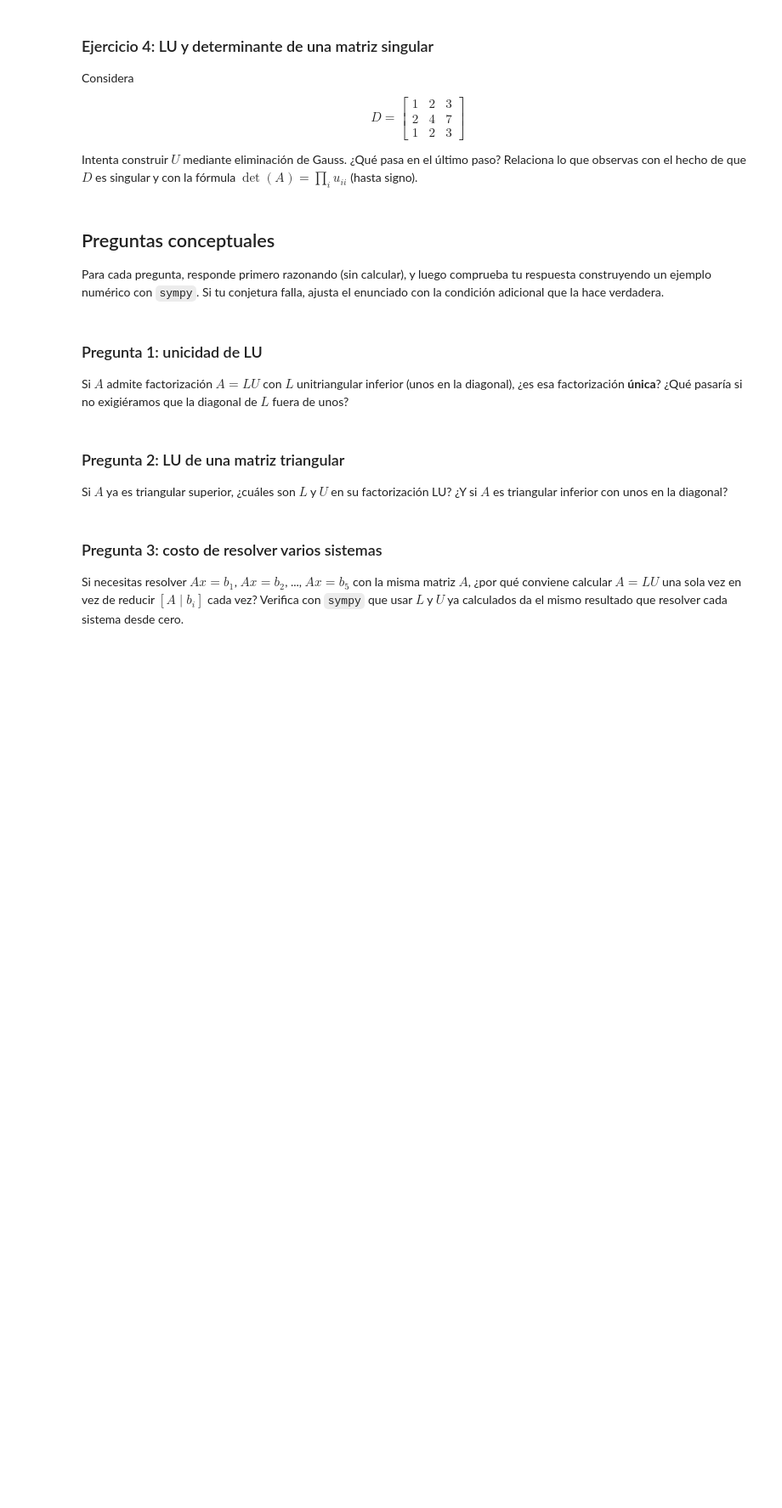
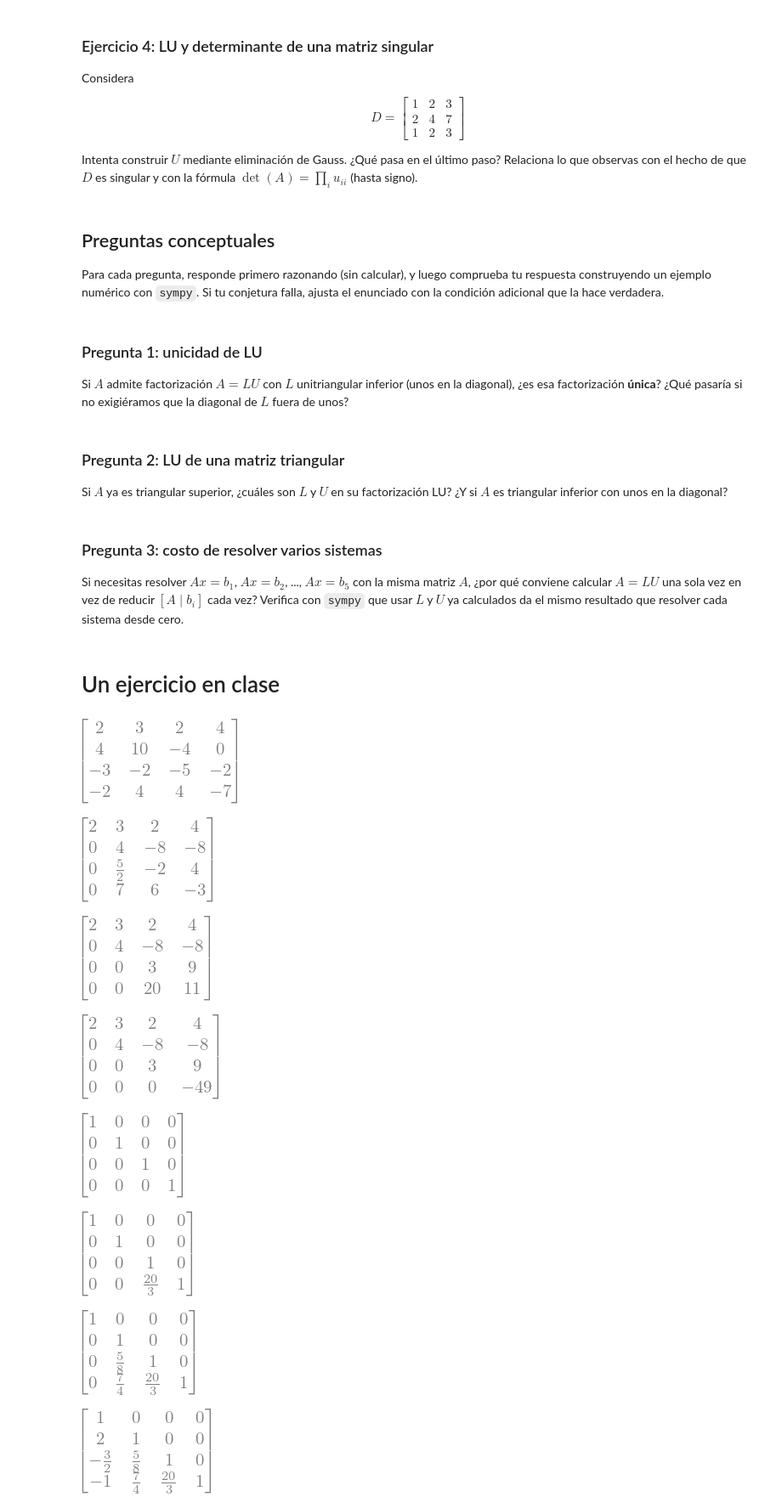
Before and after one commit to arleyfernandotorresgalindo/AL_2026_02, a Jupyter notebook: Cuadernos_clase/Cuaderno3.ipynb, the cells around one changed output. Shown at 85% size. Drawn from its saved outputs; the diff is of its cells as text; code cells hidden in the pictures; blank space fills up the shorter version.

Commit message:
Ejercicio adicional

```diff
--- a/Cuadernos_clase/Cuaderno3.ipynb
+++ b/Cuadernos_clase/Cuaderno3.ipynb
@@ -265,3 +278,51 @@ Si $A$ ya es triangular superior, ¿cuáles son $L$ y $U$ en su factorización L
 Si necesitas resolver $Ax=b_1$, $Ax=b_2$, ..., $Ax=b_5$ con la misma matriz $A$, ¿por qué conviene calcular $A=LU$ una sola vez en vez de reducir $[A\mid b_i]$ cada vez? Verifica con `sympy` que usar $L$ y $U$ ya calculados da el mismo resultado que resolver cada sistema desde cero.
 # %%
 # Pregunta 3: usa la A y la L, U de la seccion 3 con varios b distintos
+# %% [markdown]
+# Un ejercicio en clase
+# %%
+A = Matrix([[2,3,2,4], [4, 10, -4, 0], [-3, -2, -5, -2], [-2, 4, 4, -7]])
+A
+# %% [output]
+[figure, added]
+# %%
+A[1,:] = A[1,:] - 2*A[0,:]
+A[2,:] = A[2,:]  - Rational(-3,2)*A[0,:]
+A[3,:] = A[3,:] + A[0,:]
+A
+# %% [output]
+[figure, added]
+# %%
+A[2,:] = A[2, :] - Rational(5,8)*A[1,:]
+A[3,:] = A[3, :] - Rational(7,4)*A[1,:]
+A
+# %% [output]
+[figure, added]
+# %%
+A[3,:] = A[3, :] - Rational(20,3)*A[2,:]
+A
+# %% [output]
+[figure, added]
+# %%
+B = eye(4)
+B
+# %% [output]
+[figure, added]
+# %%
+B[3,:] = B[3, :] + Rational(20,3)*B[2,:]
+B
+# %% [output]
+[figure, added]
+# %%
+B[3,:] = B[3, :] + Rational(7,4)*B[1,:]
+B[2,:] = B[2, :] + Rational(5,8)*B[1,:]
+B
+# %% [output]
+[figure, added]
+# %%
+B[3,:] = B[3,:] - B[0,:]
+B[2,:] = B[2,:]  + Rational(-3,2)*B[0,:]
+B[1,:] = B[1,:] + 2*B[0,:]
+B
+# %% [output]
+[figure, added]
```
Also changed, not shown: parts of 2 cells of this notebook.
